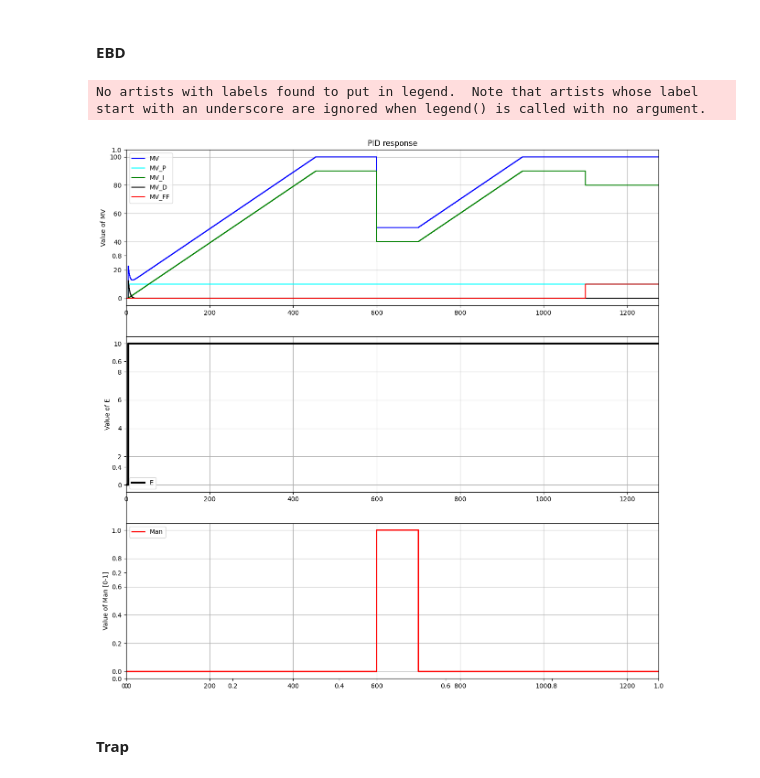
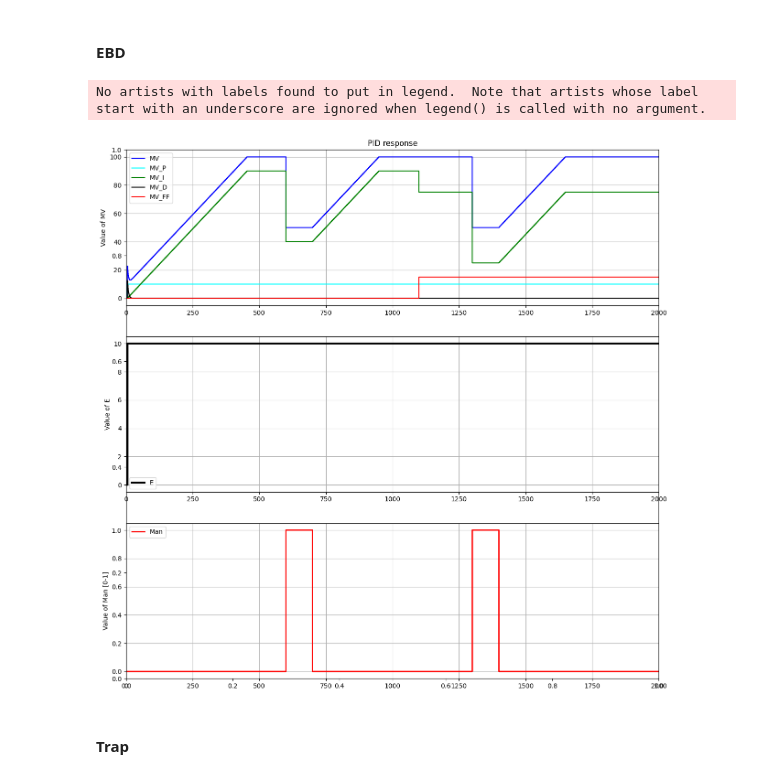
Before and after one commit to Muten-Roshi-Sama/TCLab_PID_Controller_FeedForward, a Jupyter notebook: Visualization_Code/package_LAB.ipynb, the cells around one changed output. Drawn from its saved outputs; the diff is of its cells as text; code cells hidden in the pictures.

```diff
--- a/Visualization_Code/package_LAB.ipynb
+++ b/Visualization_Code/package_LAB.ipynb
@@ -44,7 +44,7 @@ MVD = []
 E  = []
 
 #---------Variables------
-TSim = 1275
+TSim = 2000
 
 Kc = 1
 Ti = 50
@@ -59,11 +59,11 @@ N = int(TSim/Ts) + 1
 
 
 #--------Paths----------
-ManPath = {0: False, 600: True, 700:False, TSim : False}
+ManPath = {0: False, 600: True, 700:False, 1300:True, 1400:False, TSim : False}
 MVManPath = {0:50, TSim:50}
 SPPath = {0: 50, 5: 60, TSim : 60}
 PVPath = {0:50, 5:50, TSim:50}
-MVFFPath = {0:0, 1100: 10}  #scalaire pas binaire
+MVFFPath = {0:0, 1100: 15}
 
 
 
@@ -85,34 +85,34 @@ plt.title('PID response')
 plt.subplot(3,1,1)
 plt.ylabel('Value of MV')
 plt.legend(loc='best')
 plt.step(t,MV,'blue',label='MV',where='post')
 plt.step(t,MVP,'cyan',label='MV_P',where='post')
 plt.step(t,MVI,'green',label='MV_I',where='post')
 plt.step(t,MVD,'black',label='MV_D',where='post')
 plt.step(t, MVFF,'red',label='MV_FF',where='post')
 # plt.step(t,MV,'orange', linestyle=':',label='MV_Trap',where='post')
 plt.xlim([0, TSim])
 plt.legend()
 plt.grid()
 
 #---------E-------------
 plt.subplot(3,1,2)
 plt.step(t,E ,'black',linewidth=3,label='E',where='post')
 plt.ylabel('Value of E')
 plt.legend(loc='best')
 plt.xlim([0, TSim])
 plt.grid()
 
 #---------MAN--------------
 plt.subplot(3,1,3)
 plt.step(t,Man,'red',linewidth=2,label='Man',where='post')
 plt.ylabel('Value of Man [0-1]')
 plt.legend(loc='upper left')
 plt.xlim([0, TSim])
 plt.grid()
 # %% [output]
 No artists with labels found to put in legend.  Note that artists whose label start with an underscore are ignored when legend() is called with no argument.
-[figure, old version]
+[figure, new version]
 # %% [markdown]
 #### Trap
 # %%
```
Also changed, not shown: 5 other files.
